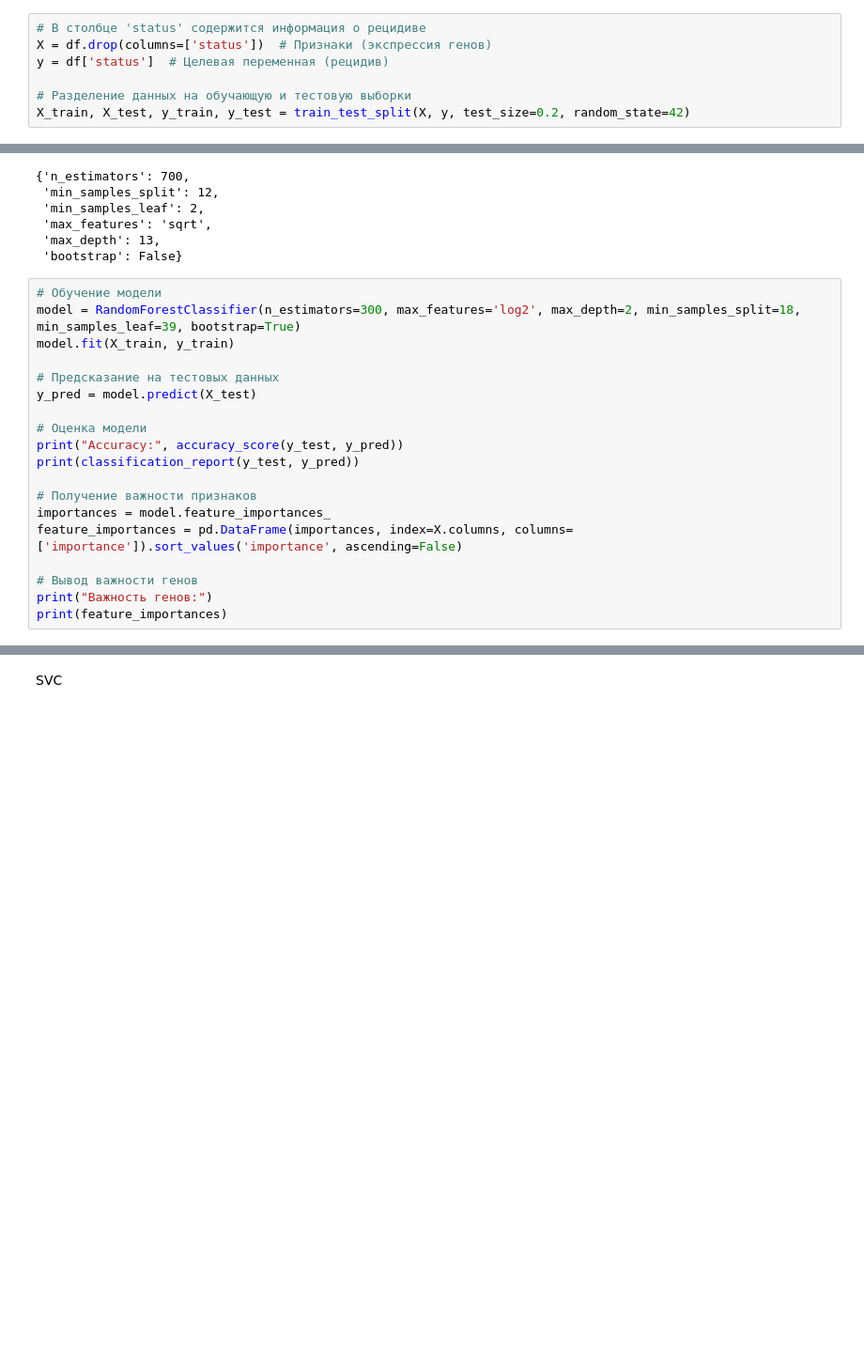
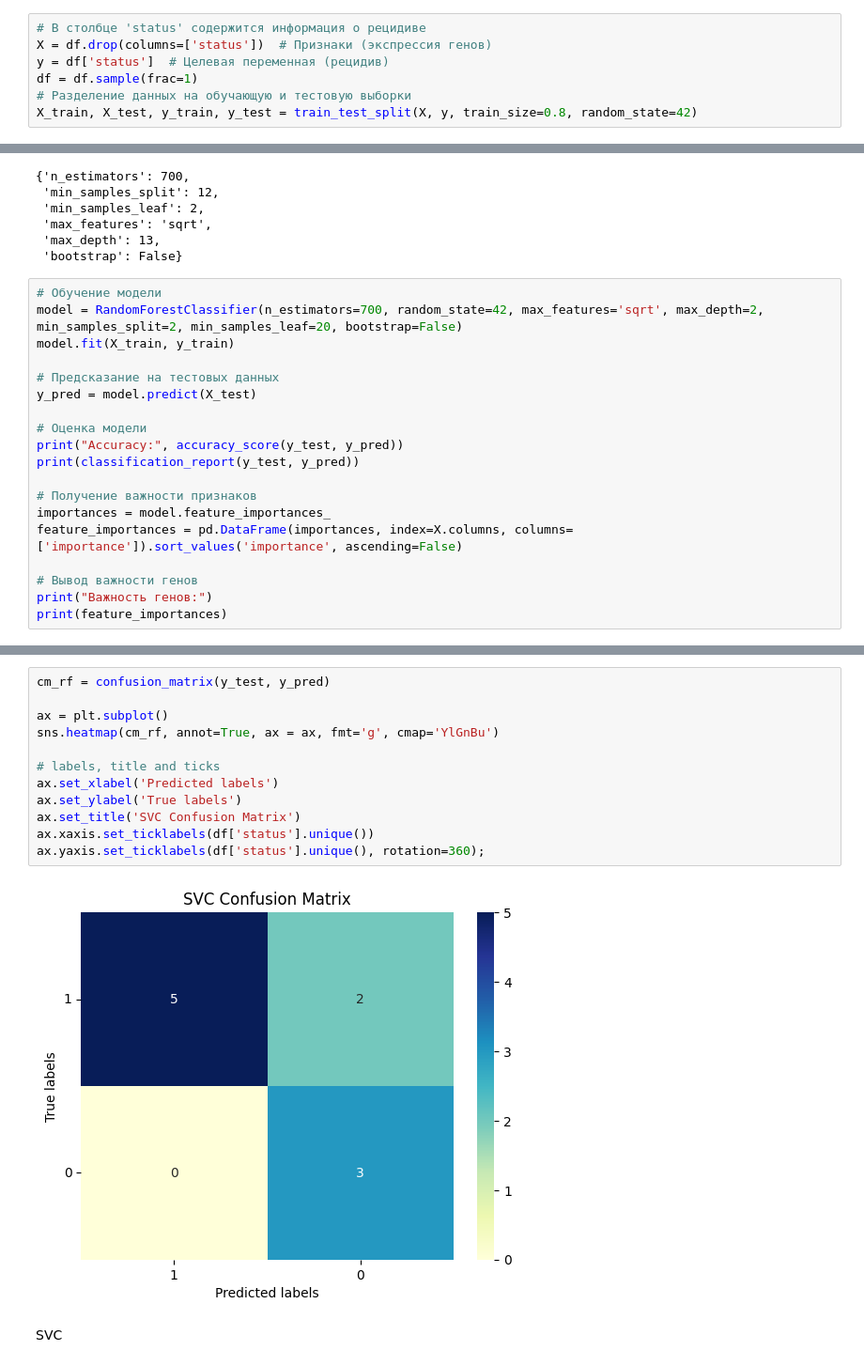
Before and after one commit to Yanapple/Predicting-prostate-cancer-recurrence-after-surgical-treatment, a Jupyter notebook: Python/models.ipynb, the cells around one changed output, grey strips where cells are left out. Shown: that part at 94% size. Cells and saved outputs as stored; diff of their text form; blank space fills up the shorter version.

```diff
--- a/Python/models.ipynb
+++ b/Python/models.ipynb
@@ -71,6 +88,6 @@ Random Forest
 # В столбце 'status' содержится информация о рецидиве
 X = df.drop(columns=['status'])  # Признаки (экспрессия генов)
 y = df['status']  # Целевая переменная (рецидив)
-
+df = df.sample(frac=1)
 # Разделение данных на обучающую и тестовую выборки
-X_train, X_test, y_train, y_test = train_test_split(X, y, test_size=0.2, random_state=42)
+X_train, X_test, y_train, y_test = train_test_split(X, y, train_size=0.8, random_state=42)
@@ -158,7 +185,7 @@ Fitting 3 folds for each of 100 candidates, totalling 300 fits
  'bootstrap': False}
 # %%
 # Обучение модели
-model = RandomForestClassifier(n_estimators=300, max_features='log2', max_depth=2, min_samples_split=18, min_samples_leaf=39, bootstrap=True)
+model = RandomForestClassifier(n_estimators=700, random_state=42, max_features='sqrt', max_depth=2, min_samples_split=2, min_samples_leaf=20, bootstrap=False)
 model.fit(X_train, y_train)
 
 # Предсказание на тестовых данных
@@ -194,5 +221,19 @@ ENSG00000288675.1          0.0
 
 [60660 rows x 1 columns]
+# %%
+cm_rf = confusion_matrix(y_test, y_pred)
+
+ax = plt.subplot()
+sns.heatmap(cm_rf, annot=True, ax = ax, fmt='g', cmap='YlGnBu')
+
+# labels, title and ticks
+ax.set_xlabel('Predicted labels')
+ax.set_ylabel('True labels')
+ax.set_title('SVC Confusion Matrix')
+ax.xaxis.set_ticklabels(df['status'].unique())
+ax.yaxis.set_ticklabels(df['status'].unique(), rotation=360);
+# %% [output]
+[figure, added]
 # %% [markdown]
 SVC
 # %%
```
Also changed, not shown: parts of 8 cells of this notebook.
